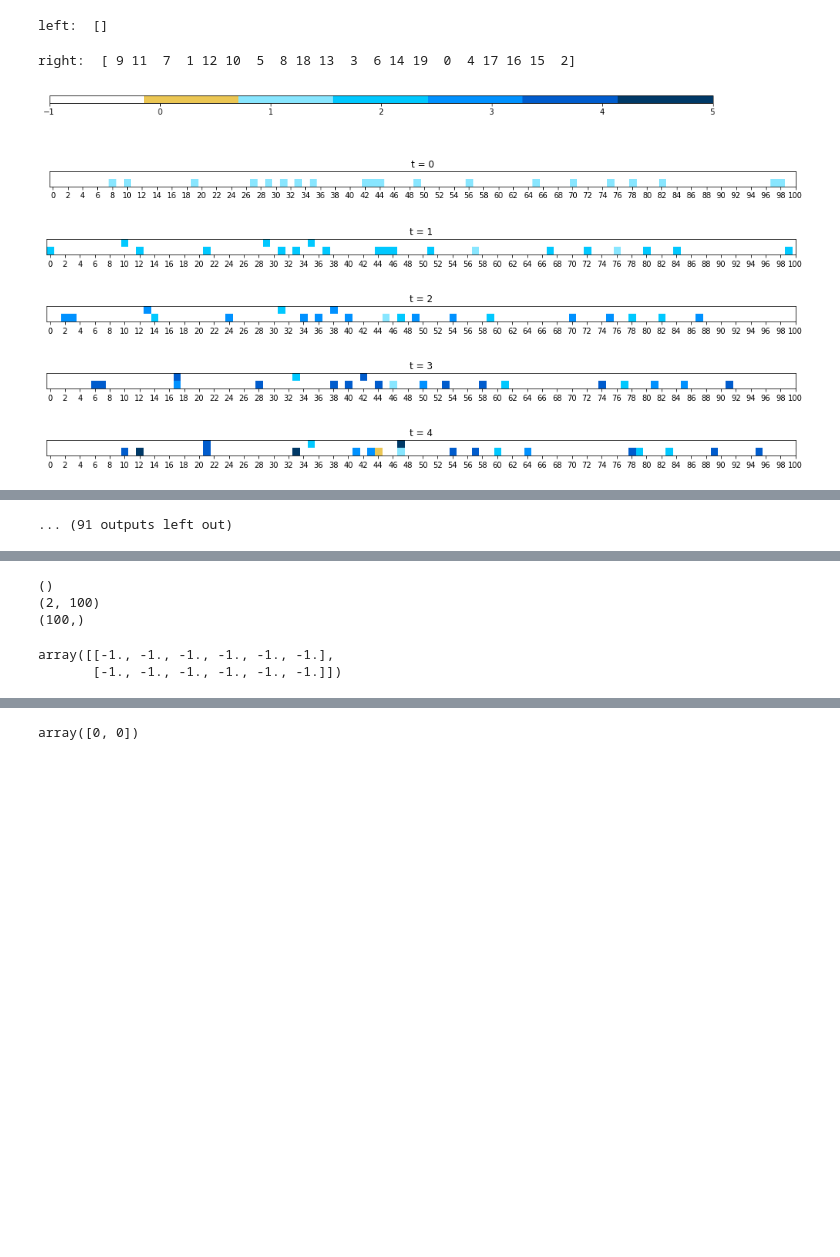
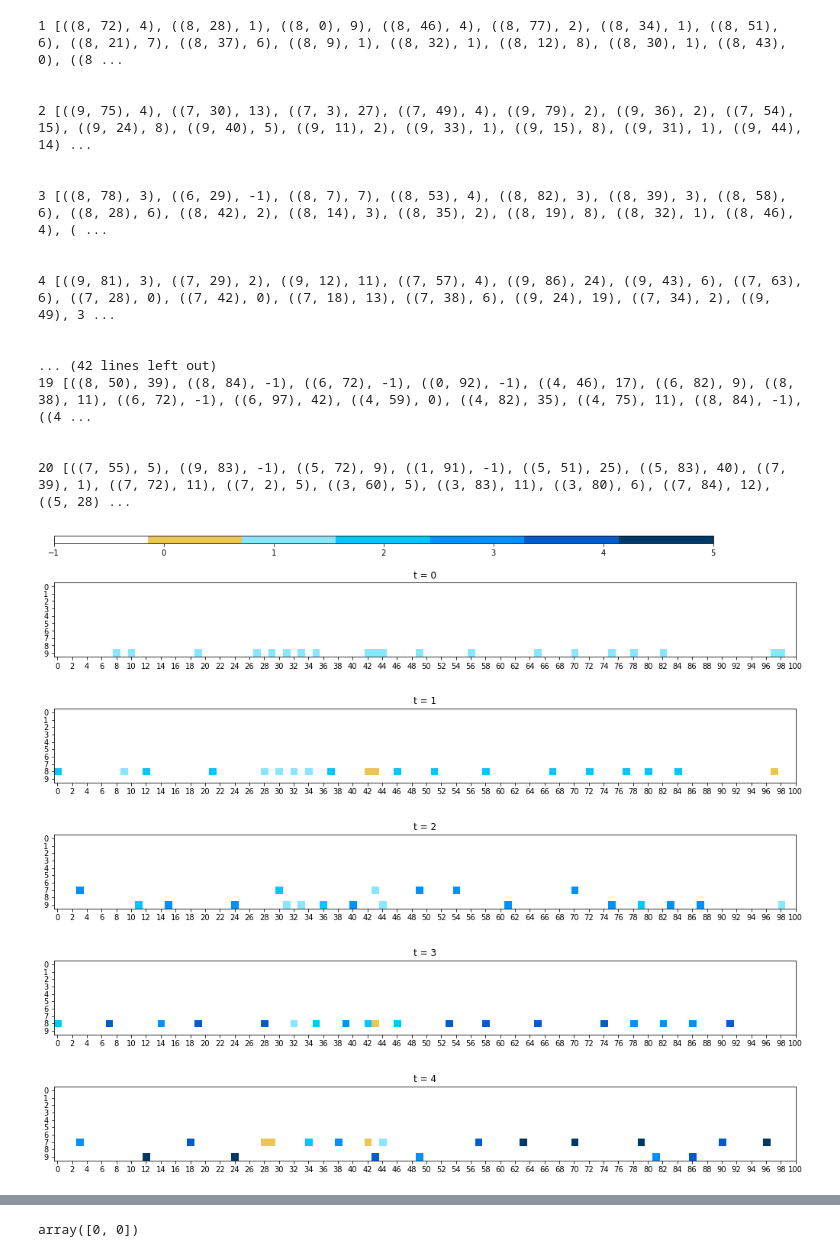
Before and after one commit to Ngort/CS166, a Jupyter notebook: MS_TrafficSimulation_2_lanes.ipynb, the cells around one changed output, grey strips where cells are left out. Cells and saved outputs as stored; diff of their text form; code cells hidden in the pictures; blank space fills up the shorter version.

Commit message:
Variables lanes, debug negative gaps pending

```diff
--- a/MS_TrafficSimulation_2_lanes.ipynb
+++ b/MS_TrafficSimulation_2_lanes.ipynb
@@ -189,15 +323,32 @@ class Car:
 # %%
-sim = TrafficSimulation(road_size = 100,density = 0.2)
+sim = TrafficSimulation(road_size = 100,lanes=10,density = 0.2)
 sim.draw()
 
-for _ in range(100):
+for _ in range(20):
     sim.update_simulation()
+    print(sim.time_step,[(tuple(car.position),car.front_gap) for car in cars])
+    print('\n')
     sim.draw()
 # %% [output]
-left:  []
+1 [((8, 72), 4), ((8, 28), 1), ((8, 0), 9), ((8, 46), 4), ((8, 77), 2), ((8, 34), 1), ((8, 51), 6), ((8, 21), 7), ((8, 37), 6), ((8, 9), 1), ((8, 32), 1), ((8, 12), 8), ((8, 30), 1), ((8, 43), 0), ((8 ...
+
+
+2 [((9, 75), 4), ((7, 30), 13), ((7, 3), 27), ((7, 49), 4), ((9, 79), 2), ((9, 36), 2), ((7, 54), 15), ((9, 24), 8), ((9, 40), 5), ((9, 11), 2), ((9, 33), 1), ((9, 15), 8), ((9, 31), 1), ((9, 44), 14) ...
+
+
+3 [((8, 78), 3), ((6, 29), -1), ((8, 7), 7), ((8, 53), 4), ((8, 82), 3), ((8, 39), 3), ((8, 58), 6), ((8, 28), 6), ((8, 42), 2), ((8, 14), 3), ((8, 35), 2), ((8, 19), 8), ((8, 32), 1), ((8, 46), 4), ( ...
+
+
+4 [((9, 81), 3), ((7, 29), 2), ((9, 12), 11), ((7, 57), 4), ((9, 86), 24), ((9, 43), 6), ((7, 63), 6), ((7, 28), 0), ((7, 42), 0), ((7, 18), 13), ((7, 38), 6), ((9, 24), 19), ((7, 34), 2), ((9, 49), 3 ...
+
+
+... (42 lines left out)
+19 [((8, 50), 39), ((8, 84), -1), ((6, 72), -1), ((0, 92), -1), ((4, 46), 17), ((6, 82), 9), ((8, 38), 11), ((6, 72), -1), ((6, 97), 42), ((4, 59), 0), ((4, 82), 35), ((4, 75), 11), ((8, 84), -1), ((4 ...
+
+
+20 [((7, 55), 5), ((9, 83), -1), ((5, 72), 9), ((1, 91), -1), ((5, 51), 25), ((5, 83), 40), ((7, 39), 1), ((7, 72), 11), ((7, 2), 5), ((3, 60), 5), ((3, 83), 11), ((3, 80), 6), ((7, 84), 12), ((5, 28) ...
-right:  [ 9 11  7  1 12 10  5  8 18 13  3  6 14 19  0  4 17 16 15  2]
-[figure, old version]
+[figure, new version]
-[figure, old version]
+[figure, new version]
-[figure, old version]
+[figure, new version]
-[figure, old version]
+[figure, new version]
-[figure, old version]
+[figure, new version]
@@ -209 +359,0 @@ right:  [ 9 11  7  1 12 10  5  8 18 13  3  6 14 19  0  4 17 16 15  2]
-... (91 outputs left out)
@@ -210,15 +361,0 @@ right:  [ 9 11  7  1 12 10  5  8 18 13  3  6 14 19  0  4 17 16 15  2]
-# %%
-print(-1*np.ones((2,100)).shape)
-print((-1*np.ones((2,100))).shape)
-
-
-print(sim.road.shape)
-# %% [output]
-()
-(2, 100)
-(100,)
-# %%
-np.arra
-# %% [output]
-array([[-1., -1., -1., -1., -1., -1.],
-       [-1., -1., -1., -1., -1., -1.]])
```
Also changed, not shown: parts of 15 cells of this notebook.
